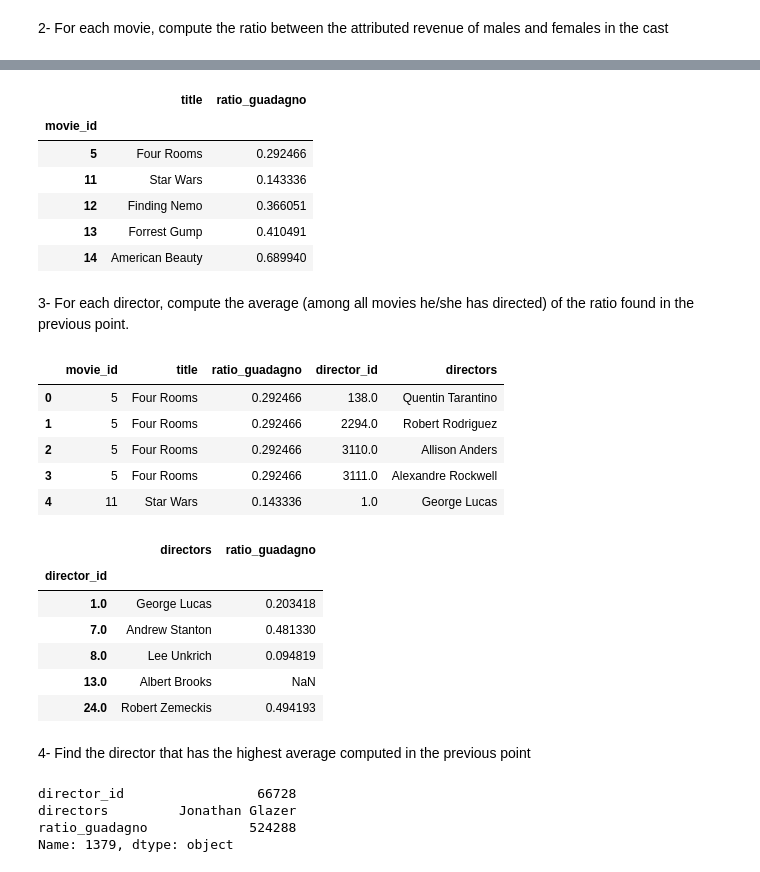
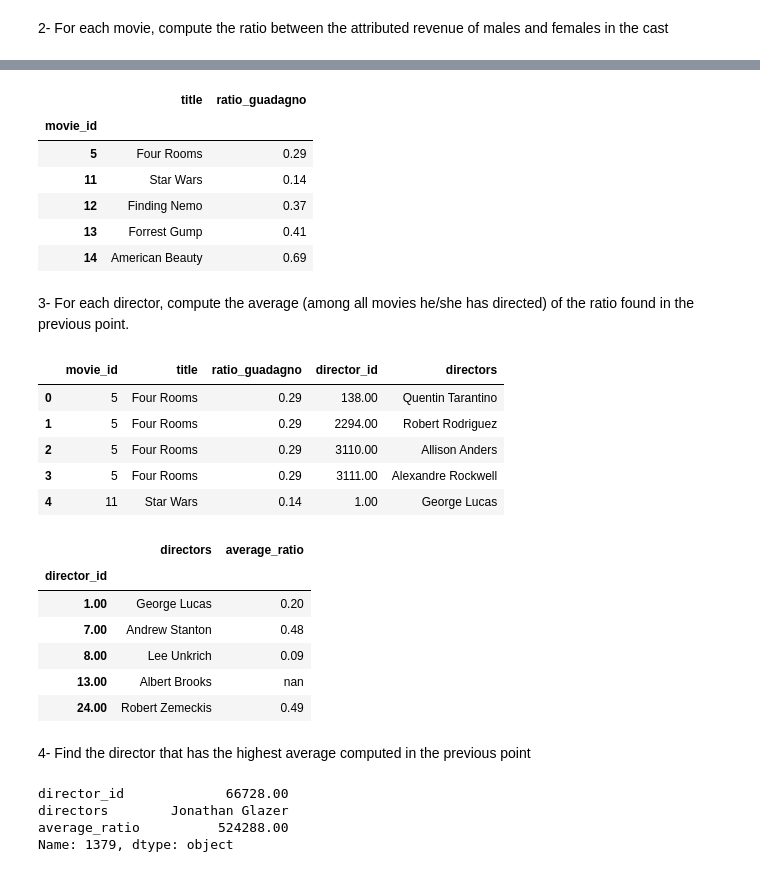
Before and after one commit to silviasantamaria/computerscience, a Jupyter notebook: NUOVO_PROJECT.ipynb, the cells around one changed output, grey strips where cells are left out. Drawn from its saved outputs; the diff is of its cells as text; code cells hidden in the pictures.

```diff
--- a/NUOVO_PROJECT.ipynb
+++ b/NUOVO_PROJECT.ipynb
@@ -6,6 +6,7 @@ import pandas as pd
 import numpy as np
 import json
 import re
+pd.set_option('display.float_format', lambda x: '%.2f' % x) #per visualizzare i numeri senza la notazione scientifica
 # %%
 movies = pd.read_csv('tmdb_5000_movies.csv')
 movies.head(2)
@@ -609,18 +610,18 @@ guadagno_femmine = guadagno_femmine[['movie_id', 'guadagno']].rename(index=str,
 
 tot_guadagni = pd.merge(guadagno_maschi, guadagno_femmine, on = 'movie_id')
 tot_guadagni['ratio_guadagno'] = tot_guadagni['guadagno_maschi'] / tot_guadagni['guadagno_femmine']
-#si aggiunge l titolo del film per una migliore visualizzazione
+#si aggiunge il titolo del film per una migliore visualizzazione
 tot_guadagni = pd.merge(tot_guadagni, totale, on='movie_id')
 tot_guadagni = tot_guadagni[['movie_id', 'title', 'ratio_guadagno']].set_index('movie_id')
 tot_guadagni.head()
 # %% [output]
 |  | title | ratio_guadagno |
 | movie_id |  |  |
-| 5 | Four Rooms | 0.292466 |
-| 11 | Star Wars | 0.143336 |
-| 12 | Finding Nemo | 0.366051 |
-| 13 | Forrest Gump | 0.410491 |
-| 14 | American Beauty | 0.689940 |
+| 5 | Four Rooms | 0.29 |
+| 11 | Star Wars | 0.14 |
+| 12 | Finding Nemo | 0.37 |
+| 13 | Forrest Gump | 0.41 |
+| 14 | American Beauty | 0.69 |
 # %% [markdown]
 3- For each director, compute the average (among all movies he/she has directed) of the ratio found in the previous point.
 # %%
@@ -634,28 +635,29 @@ registi = registi.rename(index=str, columns={ 'pers_id' : 'director_id', 'name'
 registi.head()
 # %% [output]
 |  | movie_id | title | ratio_guadagno | director_id | directors |
-| 0 | 5 | Four Rooms | 0.292466 | 138.0 | Quentin Tarantino |
-| 1 | 5 | Four Rooms | 0.292466 | 2294.0 | Robert Rodriguez |
-| 2 | 5 | Four Rooms | 0.292466 | 3110.0 | Allison Anders |
-| 3 | 5 | Four Rooms | 0.292466 | 3111.0 | Alexandre Rockwell |
-| 4 | 11 | Star Wars | 0.143336 | 1.0 | George Lucas |
+| 0 | 5 | Four Rooms | 0.29 | 138.00 | Quentin Tarantino |
+| 1 | 5 | Four Rooms | 0.29 | 2294.00 | Robert Rodriguez |
+| 2 | 5 | Four Rooms | 0.29 | 3110.00 | Allison Anders |
+| 3 | 5 | Four Rooms | 0.29 | 3111.00 | Alexandre Rockwell |
+| 4 | 11 | Star Wars | 0.14 | 1.00 | George Lucas |
 # %%
 average_ratio = registi[['director_id', 'directors', 'ratio_guadagno']].groupby(['director_id', 'directors']).mean().reset_index()
+average_ratio = average_ratio.rename(index=str, columns={ 'ratio_guadagno' : 'average_ratio'})
 average_ratio.set_index('director_id').head()
 # %% [output]
-|  | directors | ratio_guadagno |
+|  | directors | average_ratio |
 | director_id |  |  |
-| 1.0 | George Lucas | 0.203418 |
-| 7.0 | Andrew Stanton | 0.481330 |
-| 8.0 | Lee Unkrich | 0.094819 |
-| 13.0 | Albert Brooks | NaN |
-| 24.0 | Robert Zemeckis | 0.494193 |
+| 1.00 | George Lucas | 0.20 |
+| 7.00 | Andrew Stanton | 0.48 |
+| 8.00 | Lee Unkrich | 0.09 |
+| 13.00 | Albert Brooks | nan |
+| 24.00 | Robert Zemeckis | 0.49 |
 # %% [markdown]
 4- Find the director that has the highest average computed in the previous point
 # %%
-average_ratio.loc[average_ratio['ratio_guadagno'].idxmax()]
+average_ratio.loc[average_ratio['average_ratio'].idxmax()]
 # %% [output]
-director_id                 66728
-directors         Jonathan Glazer
-ratio_guadagno             524288
+director_id             66728.00
+directors        Jonathan Glazer
+average_ratio          524288.00
 Name: 1379, dtype: object
```
Also changed, not shown: parts of 21 cells of this notebook.
